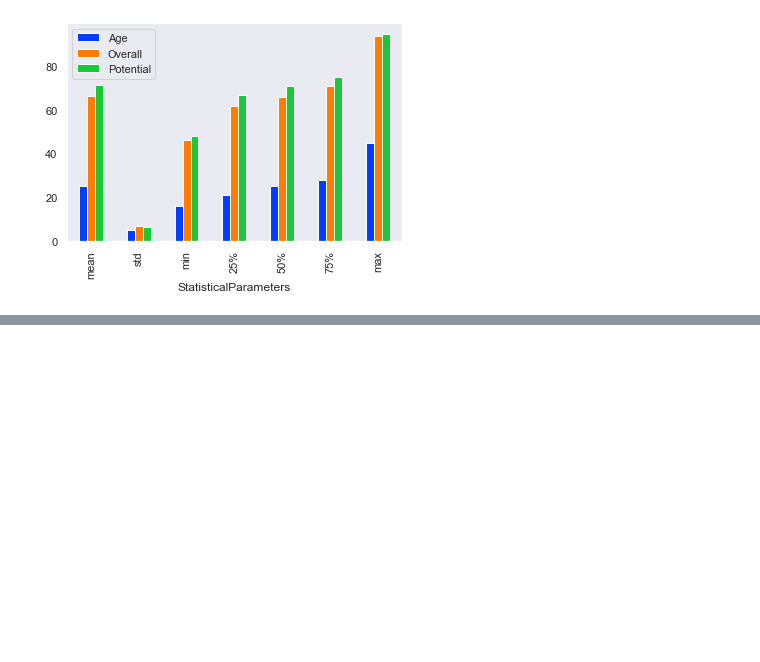
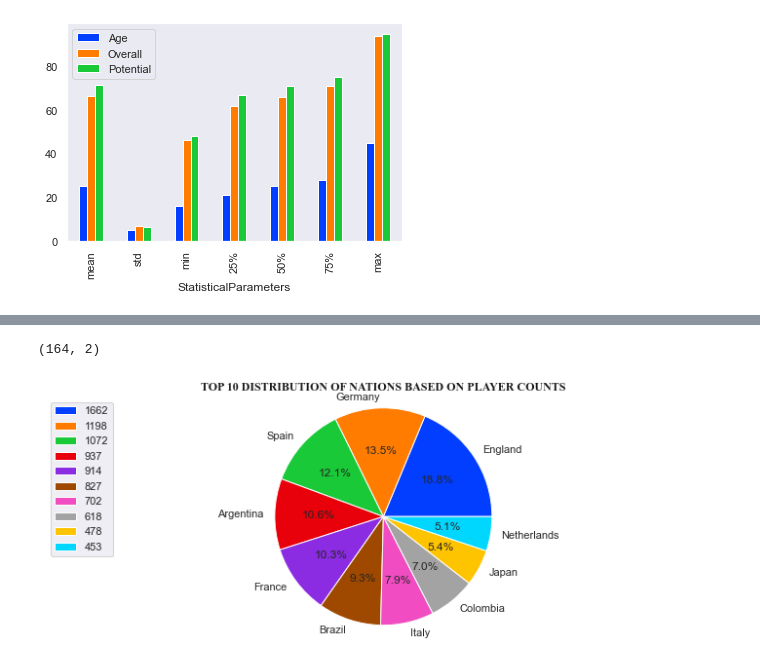
Before and after one commit to KishorSubbarayalu/Python_DataAnalytics, a Jupyter notebook: Fifa19Players.ipynb, the cells around one changed output, grey strips where cells are left out. Saved outputs shown, nothing was run; the diff lists cells and outputs as text; code cells hidden in the pictures; blank space fills up the shorter version.

```diff
--- a/Fifa19Players.ipynb
+++ b/Fifa19Players.ipynb
@@ -682,0 +696,2 @@ age_performance_stat.plot(x='StatisticalParameters',y=['Age','Overall','Potentia
+# %%
+player_distribution = player_distribution[['ID','Name','Nationality']]
@@ -682,0 +702,6 @@ age_performance_stat.plot(x='StatisticalParameters',y=['Age','Overall','Potentia
+# %%
+player_distribution_nationality = player_distribution.groupby(['Nationality'], as_index = False, sort=True)['ID'].count()
+# %%
+player_distribution_nationality = pd.DataFrame(player_distribution_nationality)
+# %%
+player_distribution_nationality.sort_values(by = 'ID', inplace = True, ascending = False)
@@ -682,0 +728,19 @@ age_performance_stat.plot(x='StatisticalParameters',y=['Age','Overall','Potentia
+# %%
+player_distribution_nationality.shape
+# %% [output]
+(164, 2)
+# %%
+plt.subplots(figsize=(10,4))
+
+pie_chart = plt.pie(x = player_distribution_nationality['ID'].head(10),
+                    labels = player_distribution_nationality['Nationality'].head(10),
+                    autopct='%1.1f%%')
+
+plt.title("TOP 10 DISTRIBUTION OF NATIONS BASED ON PLAYER COUNTS",fontname="Times New Roman",fontweight="bold", color = 'k')
+plt.legend(player_distribution_nationality['ID'],loc = 'upper left')
+plt.axis('equal')
+plt.tight_layout()
+
+plt.show()
+# %% [output]
+[figure, added]
```
Also changed, not shown: parts of 5 cells of this notebook.
